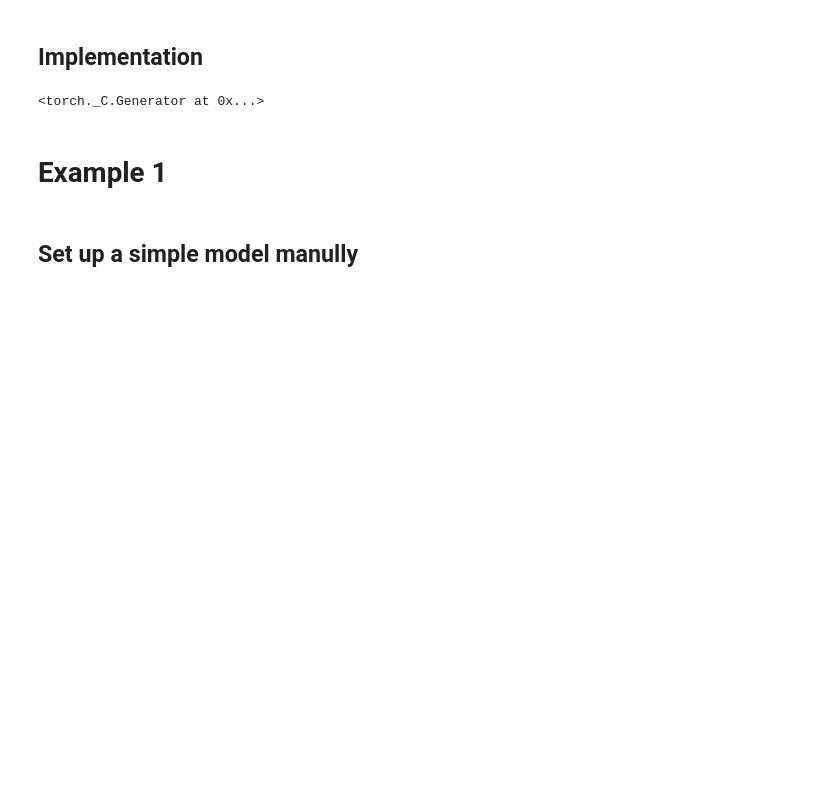
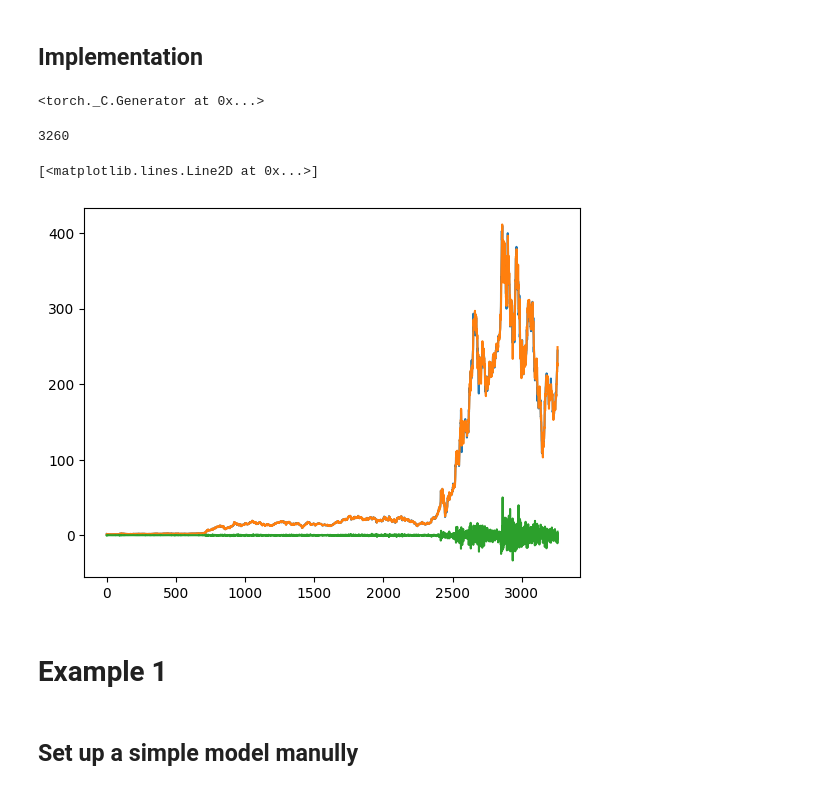
Before and after one commit to 3sara/PML_project, a Jupyter notebook: IOHMM_self/Financial_data_analysis.ipynb, the cells around one changed output. Cells and saved outputs as stored; diff of their text form; code cells hidden in the pictures; blank space fills up the shorter version.

```diff
--- a/IOHMM_self/Financial_data_analysis.ipynb
+++ b/IOHMM_self/Financial_data_analysis.ipynb
@@ -12,9 +13,21 @@ torch.manual_seed(1)
 data = pd.read_csv("data/Financial-Data/stocks/TSLA.csv")
 data.head()
 data = data.dropna()
+print(len(data))
 
 input = torch.tensor(np.array(data[['Open']]), dtype=torch.float32)
 output = torch.tensor(np.array(data['Close']), dtype=torch.float32)
+# %% [output]
+3260
+# %%
+plt.plot(output)
+plt.plot(input)
+
+a = data['Open'] - data['Close']
+plt.plot(a)
+# %% [output]
+[<matplotlib.lines.Line2D at 0x...>]
+[figure, added]
 # %% [markdown]
 # Example 1
 # %% [markdown]
```
Also changed, not shown: parts of 11 cells of this notebook, 1 other file.
